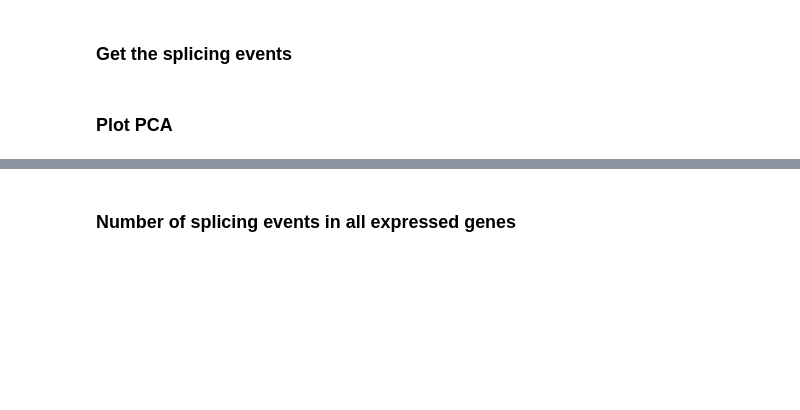
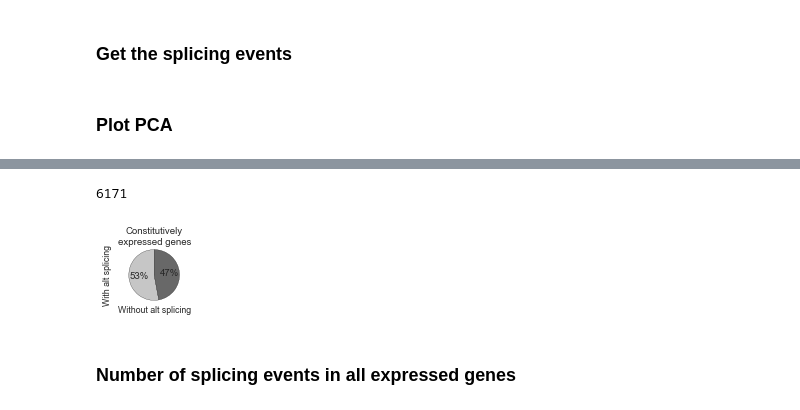
Before and after one commit to YeoLab/singlecell_pnm, a Jupyter notebook: 1._Figure_1/1.2_Figure_1,_part_2.ipynb, the cells around one changed output, grey strips where cells are left out. Drawn from its saved outputs; the diff is of its cells as text; code cells hidden in the pictures; blank space fills up the shorter version.

```diff
--- a/1._Figure_1/1.2_Figure_1,_part_2.ipynb
+++ b/1._Figure_1/1.2_Figure_1,_part_2.ipynb
@@ -391,0 +432,3 @@ study.mapping_stats.data.loc[ips_splicing_outliers, 'Number of input reads']/1e6
+# %%
+study.metadata.data['iPSC_outlier'] = False
+study.metadata.data.loc[ips_splicing_outliers, 'iPSC_outlier'] = True
@@ -392,29 +461,32 @@ study.mapping_stats.data.loc[ips_splicing_outliers, 'Number of input reads']/1e6
 # %%
 import collections
 import itertools
 
 event_per_genes = pd.Series(collections.Counter(itertools.chain(
             *study.splicing.feature_data.ensembl_id[non_de_event_names].map(
         lambda x: x.split(',')))))
 # event_per_genes = s.groupby(s).size()
 genes_without_splicing_events = pd.Index(non_de_genes).difference(event_per_genes.index)
 
 print len(event_per_genes)
 
-fig, ax = plt.subplots(figsize=(2.25, 2.25))
+fig, ax = plt.subplots(figsize=(1.5, 1.5))
 labels = 'Genes with alternative splice junctions', 'Genes without alternative slpice junctions'
 sizes = [len(event_per_genes), len(genes_without_splicing_events)]
 # colors = ['yellowgreen', 'gold', 'lightskyblue', 'lightcoral']
 # explode = (0, 0.1, 0, 0) # only "explode" the 2nd slice (i.e. 'Hogs')
 
-ax.pie(sizes, labels=None, colors=sns.color_palette('Paired'),
+ax.pie(sizes, labels=None, colors=sns.color_palette('Greys', n_colors=2),
         autopct='%1.f%%', startangle=90)
 # Set aspect ratio to be equal so that pie is drawn as a circle.
 ax.axis('equal')
 ax.set(ylabel='With alt splicing',
        xlabel='Without alt splicing', title='Constitutively\nexpressed genes')
 fig.tight_layout()
 fig.savefig('{}/constitutively_expressed_genes_percentage_genes_with_events.pdf'.format(folder))
+# %% [output]
+6171
+[figure, added]
 # %% [markdown]
 ### Number of splicing events in all expressed genes
 # %%
```
Also changed, not shown: parts of 11 cells of this notebook, 3 other files.
